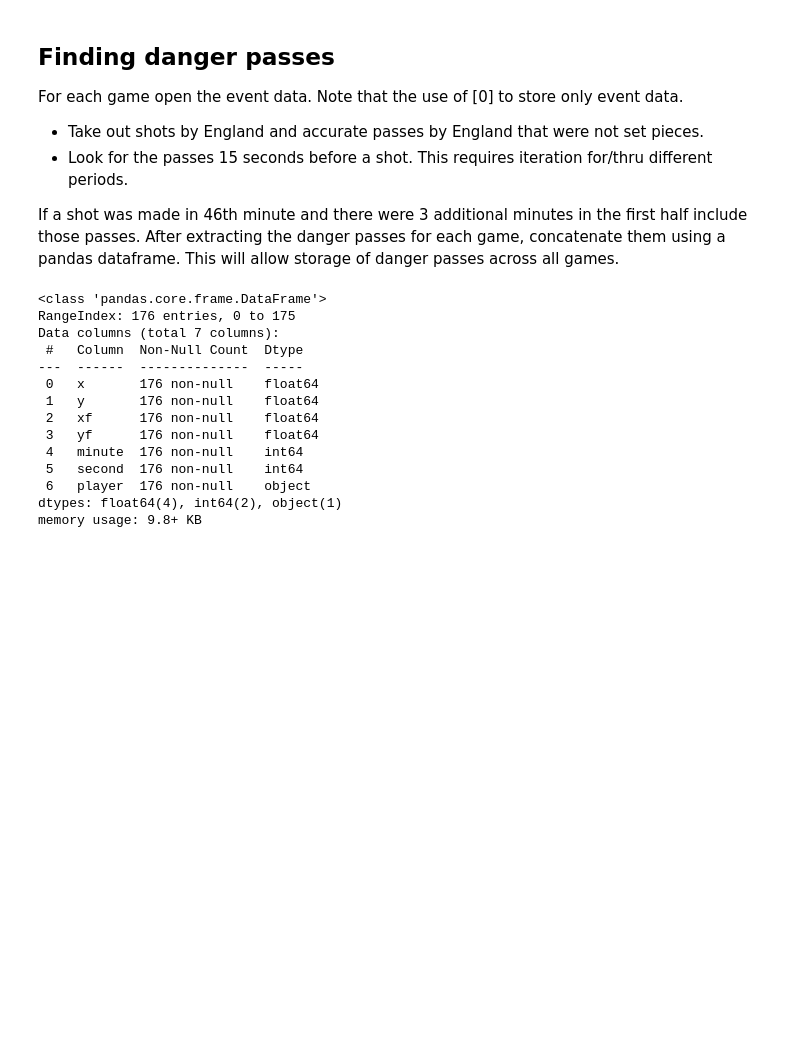
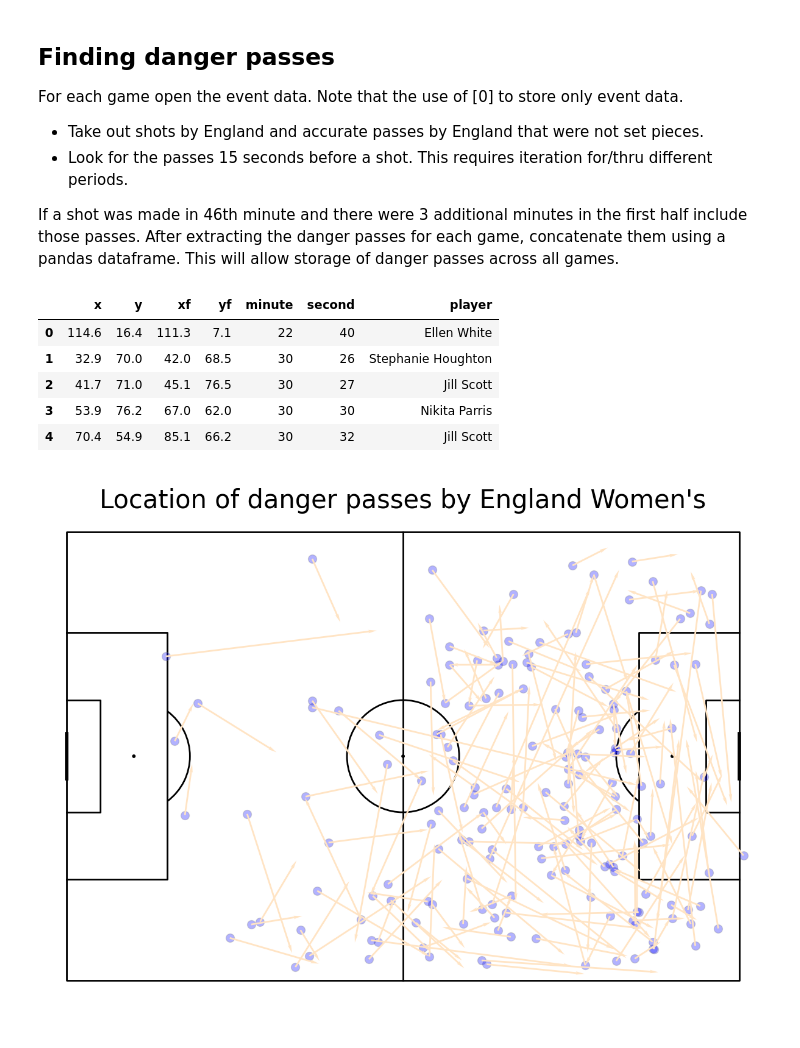
Before and after one commit to khoffLSU/footy_analytics, a Jupyter notebook: Visualizing Football - passing heatmaps.ipynb, the cells around one changed output. Drawn from its saved outputs; the diff is of its cells as text; code cells hidden in the pictures; blank space fills up the shorter version.

Commit message:
Add plot for passes, heatmap and avg pass per player

```diff
--- a/Visualizing Football - passing heatmaps.ipynb
+++ b/Visualizing Football - passing heatmaps.ipynb
@@ -95,19 +106,30 @@ for idx in match_ids:
         #concatenate dataframe with a previous one to keep danger passes from the whole tournament
         danger_passes = pd.concat([danger_passes, danger_passes_period], ignore_index = True)
 # %%
-danger_passes.info()
+danger_passes.head()
 # %% [output]
-<class 'pandas.core.frame.DataFrame'>
-RangeIndex: 176 entries, 0 to 175
-Data columns (total 7 columns):
- #   Column  Non-Null Count  Dtype
----  ------  --------------  -----
- 0   x       176 non-null    float64
- 1   y       176 non-null    float64
- 2   xf      176 non-null    float64
- 3   yf      176 non-null    float64
- 4   minute  176 non-null    int64
- 5   second  176 non-null    int64
- 6   player  176 non-null    object
-dtypes: float64(4), int64(2), object(1)
-memory usage: 9.8+ KB
+|  | x | y | xf | yf | minute | second | player |
+| 0 | 114.6 | 16.4 | 111.3 | 7.1 | 22 | 40 | Ellen White |
+| 1 | 32.9 | 70.0 | 42.0 | 68.5 | 30 | 26 | Stephanie Houghton |
+| 2 | 41.7 | 71.0 | 45.1 | 76.5 | 30 | 27 | Jill Scott |
+| 3 | 53.9 | 76.2 | 67.0 | 62.0 | 30 | 30 | Nikita Parris |
+| 4 | 70.4 | 54.9 | 85.1 | 66.2 | 30 | 32 | Jill Scott |
+# %%
+#plot pitch
+pitch = Pitch(line_color='black')
+fig, ax = pitch.grid(grid_height=0.9, title_height=0.06, axis=False,
+                     endnote_height=0.04, title_space=0, endnote_space=0)
+
+#scatter the location on the pitch
+pitch.scatter(danger_passes.x, danger_passes.y, s=100, color='blue',
+              edgecolors='grey', linewidth=1, alpha=0.3, ax=ax["pitch"])
+
+#uncomment it to plot arrows
+pitch.arrows(danger_passes.x, danger_passes.y, danger_passes.xf, danger_passes.yf,
+             color = "bisque", ax=ax['pitch'], width=2, headwidth=2)
+
+#add title
+fig.suptitle('Location of danger passes by ' + team, fontsize = 30)
+plt.show()
+# %% [output]
+[figure, added]
```
Also changed, not shown: parts of 3 cells of this notebook.
